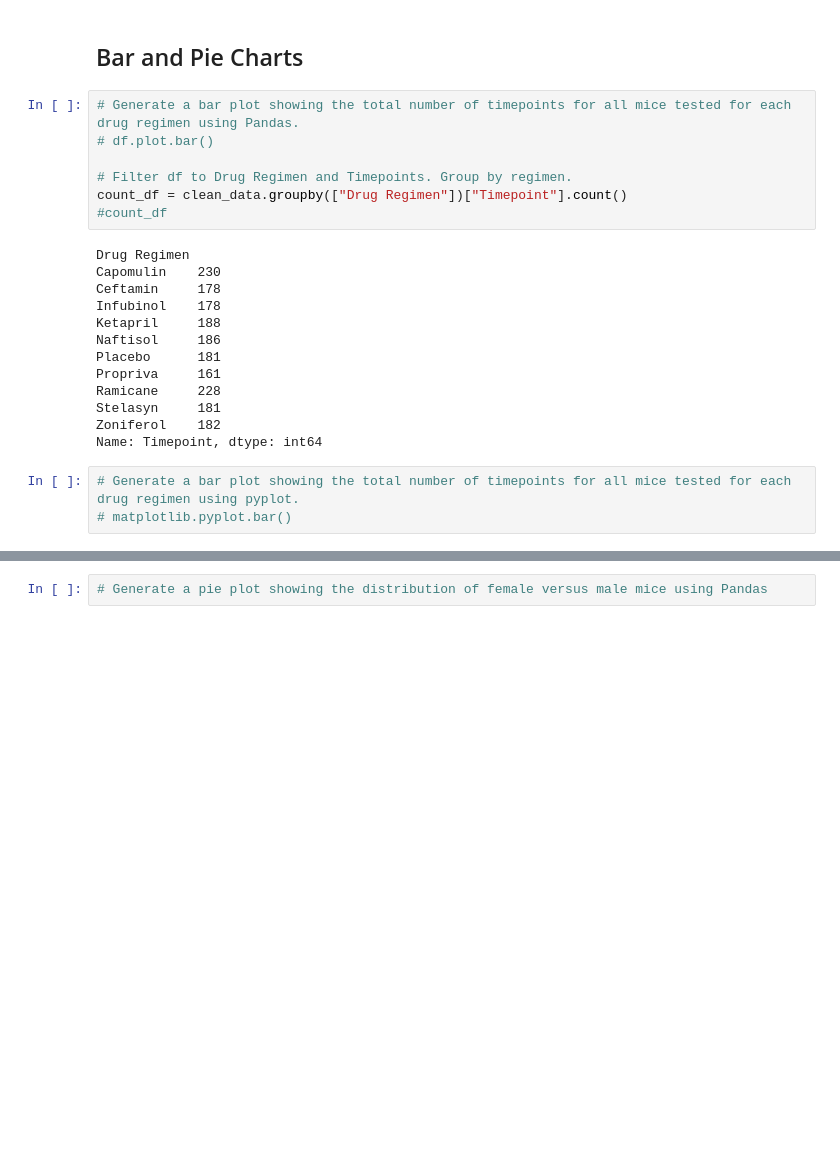
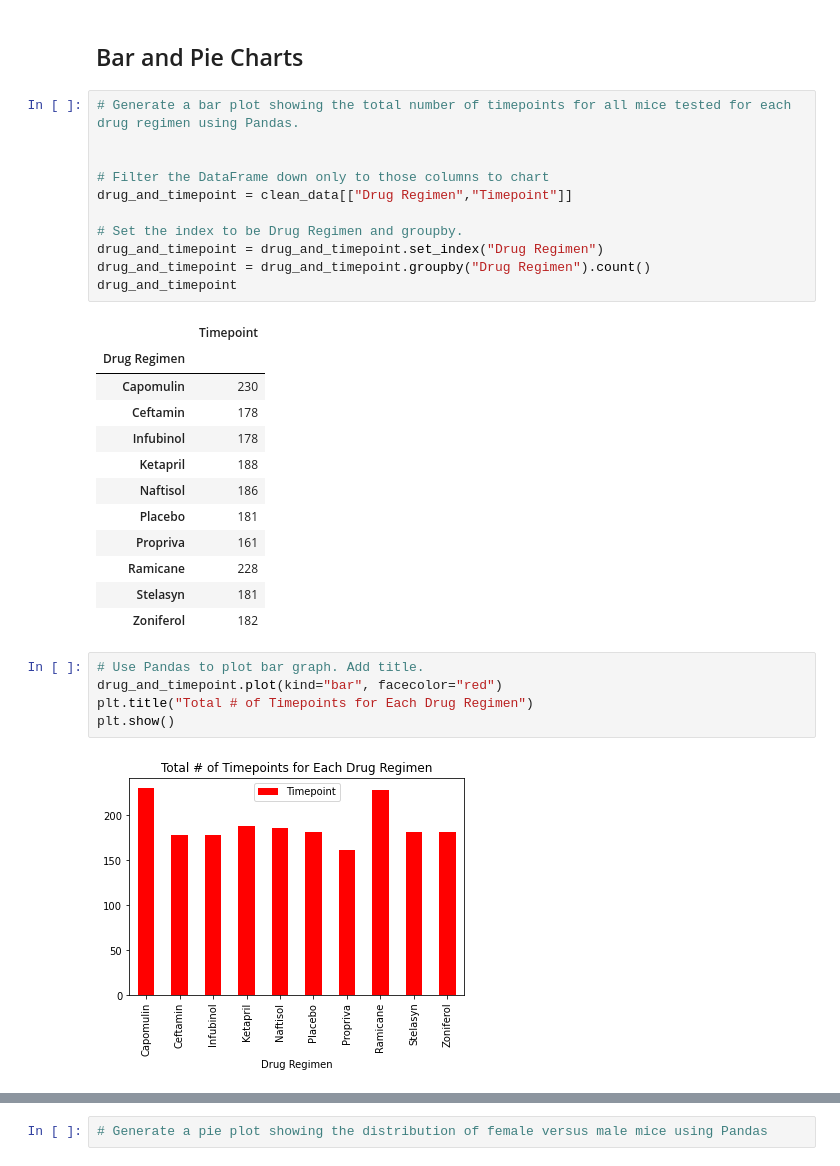
Before and after one commit to stefanyl/pymaceuticals-challenge, a Jupyter notebook: pymaceuticals_starter_hw.ipynb, the cells around one changed output, grey strips where cells are left out. Saved outputs shown, nothing was run; the diff lists cells and outputs as text; blank space fills up the shorter version.

Commit message:
pandas bar graph

```diff
--- a/pymaceuticals_starter_hw.ipynb
+++ b/pymaceuticals_starter_hw.ipynb
@@ -192,24 +192,32 @@ agg_summary
 ## Bar and Pie Charts
 # %%
 # Generate a bar plot showing the total number of timepoints for all mice tested for each drug regimen using Pandas.
-# df.plot.bar()
 
-# Filter df to Drug Regimen and Timepoints. Group by regimen.
-count_df = clean_data.groupby(["Drug Regimen"])["Timepoint"].count()
-#count_df
+
+# Filter the DataFrame down only to those columns to chart
+drug_and_timepoint = clean_data[["Drug Regimen","Timepoint"]]
+
+# Set the index to be Drug Regimen and groupby.
+drug_and_timepoint = drug_and_timepoint.set_index("Drug Regimen")
+drug_and_timepoint = drug_and_timepoint.groupby("Drug Regimen").count()
+drug_and_timepoint
 # %% [output]
-Drug Regimen
-Capomulin    230
-Ceftamin     178
-Infubinol    178
-Ketapril     188
-Naftisol     186
-Placebo      181
-Propriva     161
-Ramicane     228
-Stelasyn     181
-Zoniferol    182
-Name: Timepoint, dtype: int64
+|  | Timepoint |
+| Drug Regimen |  |
+| Capomulin | 230 |
+| Ceftamin | 178 |
+| Infubinol | 178 |
+| Ketapril | 188 |
+| Naftisol | 186 |
+| Placebo | 181 |
+| Propriva | 161 |
+| Ramicane | 228 |
+| Stelasyn | 181 |
+| Zoniferol | 182 |
-# %%
-# Generate a bar plot showing the total number of timepoints for all mice tested for each drug regimen using pyplot.
-# matplotlib.pyplot.bar()
+# %%
+# Use Pandas to plot bar graph. Add title.
+drug_and_timepoint.plot(kind="bar", facecolor="red")
+plt.title("Total # of Timepoints for Each Drug Regimen")
+plt.show()
+# %% [output]
+[figure, added]
```
Also changed, not shown: parts of 1 cell of this notebook.
